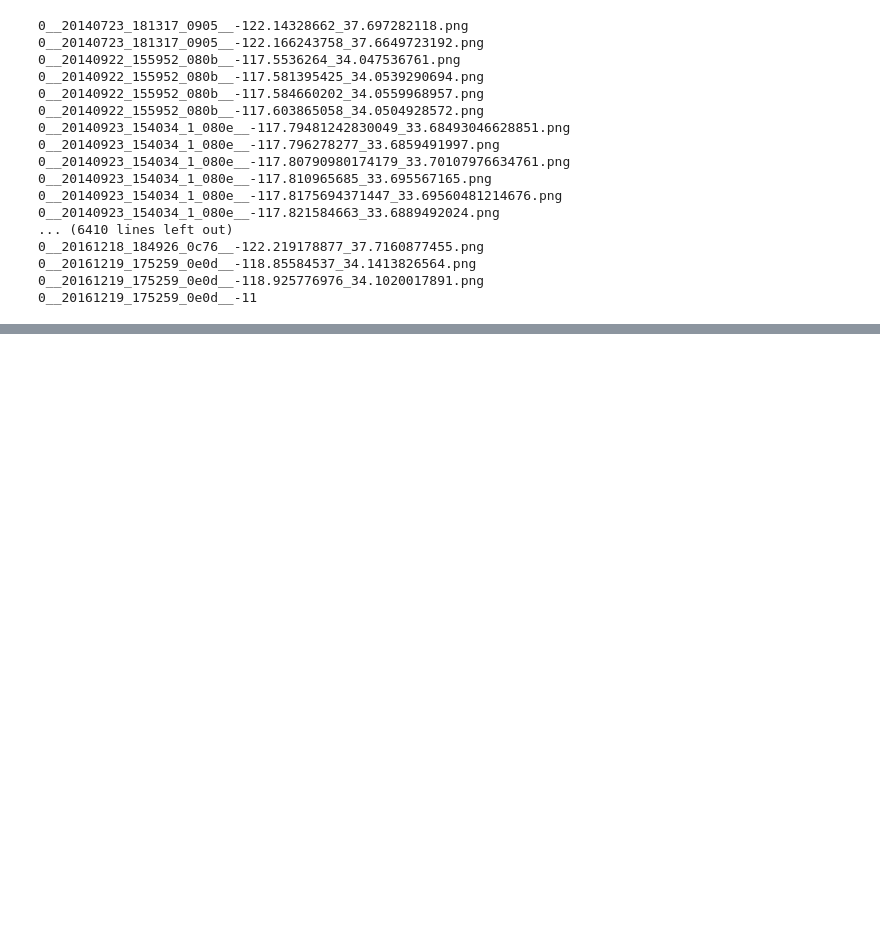
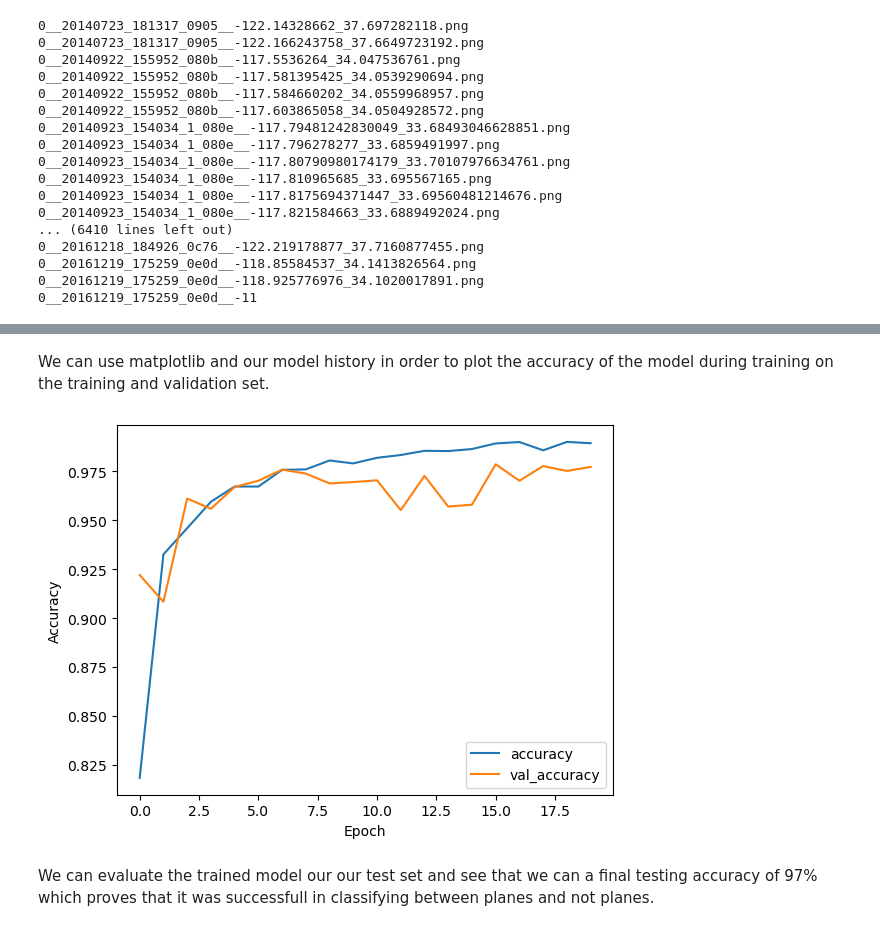
Before and after one commit to antonytomy/Satellite_Imagery_Classification, a Jupyter notebook: Satellite_Plane_Classification.ipynb, the cells around one changed output, grey strips where cells are left out. Cells and saved outputs as stored; diff of their text form; code cells hidden in the pictures; blank space fills up the shorter version.

Commit message:
Final version of Satellite Plane Classification with comments

```diff
--- a/Satellite_Plane_Classification.ipynb
+++ b/Satellite_Plane_Classification.ipynb
@@ -184,0 +228,3 @@ print(labels[:10])
+# %%
+class_weights = compute_class_weight('balanced', classes=np.unique(train_generator.classes), y=train_generator.classes)
+class_weights_dict = {i: class_weights[i] for i in range(len(class_weights))}
@@ -184,0 +233,13 @@ print(labels[:10])
+# %%
+model = Sequential([
+    Conv2D(32, (4, 4), activation='relu', padding='same', input_shape=(20, 20, 3)),
+    MaxPool2D(pool_size=(2, 2)),
+    Conv2D(64, (4, 4), activation='relu', padding='same'),
+    MaxPool2D(pool_size=(2, 2)),
+    Conv2D(128, (4, 4), activation='relu', padding='same'),
+    MaxPool2D(pool_size=(2, 2)),
+    Flatten(),
+    Dense(256, activation='relu'),
+    Dropout(0.5),
+    Dense(1, activation='sigmoid')
+])
@@ -184,0 +268,2 @@ print(labels[:10])
+# %%
+model.compile(optimizer='adam',loss='binary_crossentropy',metrics=['accuracy'])
@@ -184,0 +272,6 @@ print(labels[:10])
+# %%
+history = model.fit(
+    train_generator,
+    validation_data=valid_generator,
+    epochs=20,class_weight=class_weights_dict
+)
@@ -184,0 +302,13 @@ print(labels[:10])
+# %% [markdown]
+We can use matplotlib and our model history in order to plot the accuracy of the model during training on the training and validation set.
+# %%
+plt.plot(history.history['accuracy'], label='accuracy')
+plt.plot(history.history['val_accuracy'], label = 'val_accuracy')
+plt.xlabel('Epoch')
+plt.ylabel('Accuracy')
+plt.legend(loc='lower right')
+plt.show()
+# %% [output]
+[figure, added]
+# %% [markdown]
+We can evaluate the trained model our our test set and see that we can a final testing accuracy of 97% which proves that it was successfull in classifying between planes and not planes.
```
Also changed, not shown: parts of 32 cells of this notebook.
